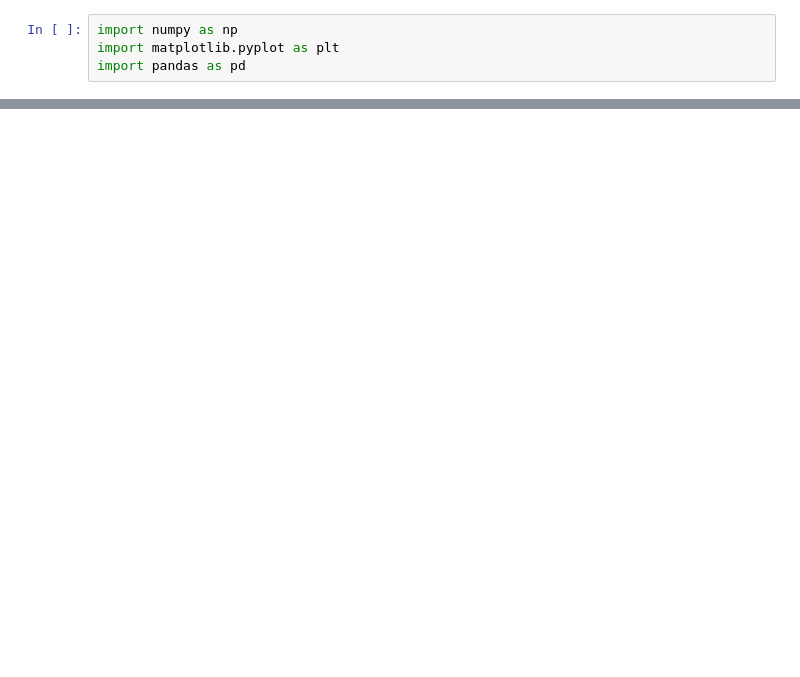
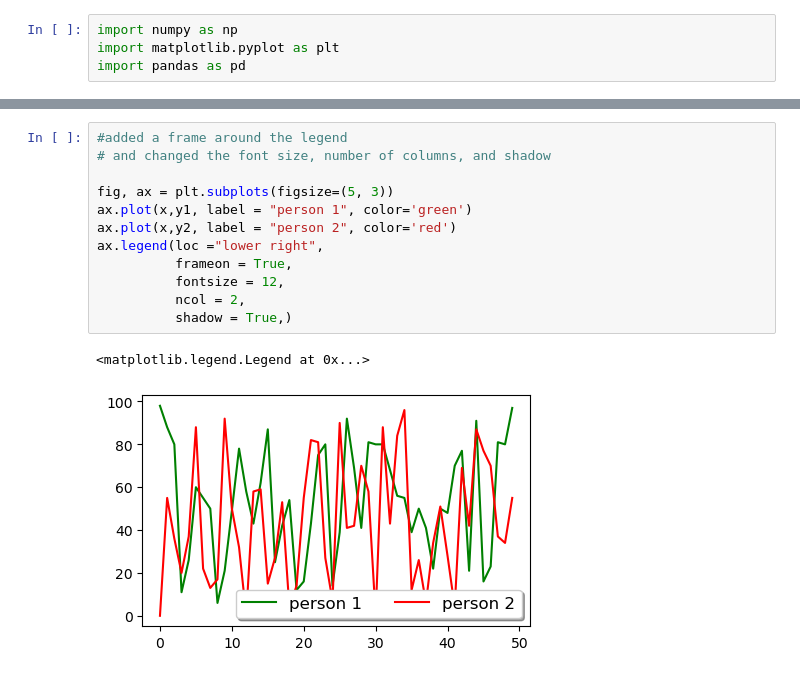
Before and after one commit to muby4/visualization, a Jupyter notebook: 02_activities/assignments/participation/Assignment-1.ipynb, the cells around one changed output, grey strips where cells are left out. Drawn from its saved outputs; the diff is of its cells as text; blank space fills up the shorter version.

```diff
--- a/02_activities/assignments/participation/Assignment-1.ipynb
+++ b/02_activities/assignments/participation/Assignment-1.ipynb
@@ -93,0 +116,15 @@ ax.grid(axis = 'y', color = 'blue', linewidth = 0.5)
+# %%
+#added a frame around the legend
+# and changed the font size, number of columns, and shadow
+
+fig, ax = plt.subplots(figsize=(5, 3))
+ax.plot(x,y1, label = "person 1", color='green')
+ax.plot(x,y2, label = "person 2", color='red')
+ax.legend(loc ="lower right",
+          frameon = True,
+          fontsize = 12,
+          ncol = 2,
+          shadow = True,)
+# %% [output]
+<matplotlib.legend.Legend at 0x...>
+[figure, added]
```
Also changed, not shown: parts of 42 cells of this notebook.
